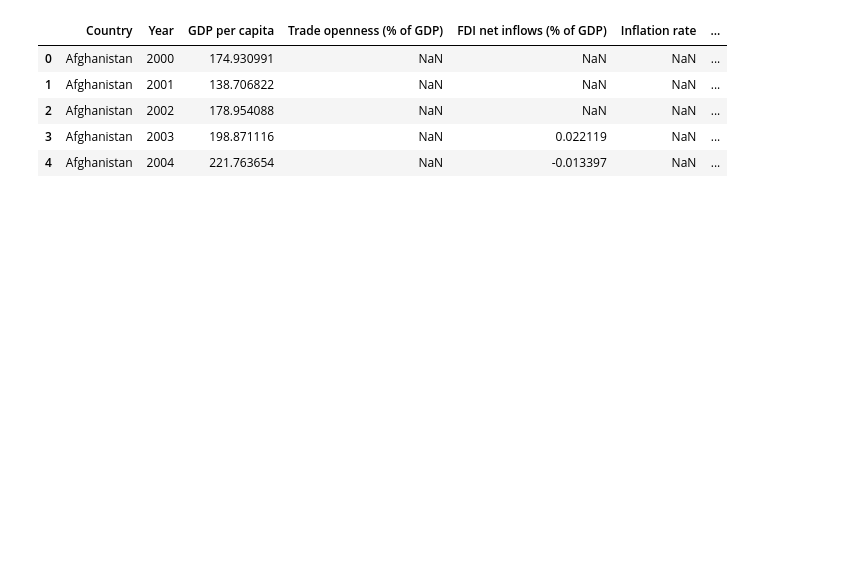
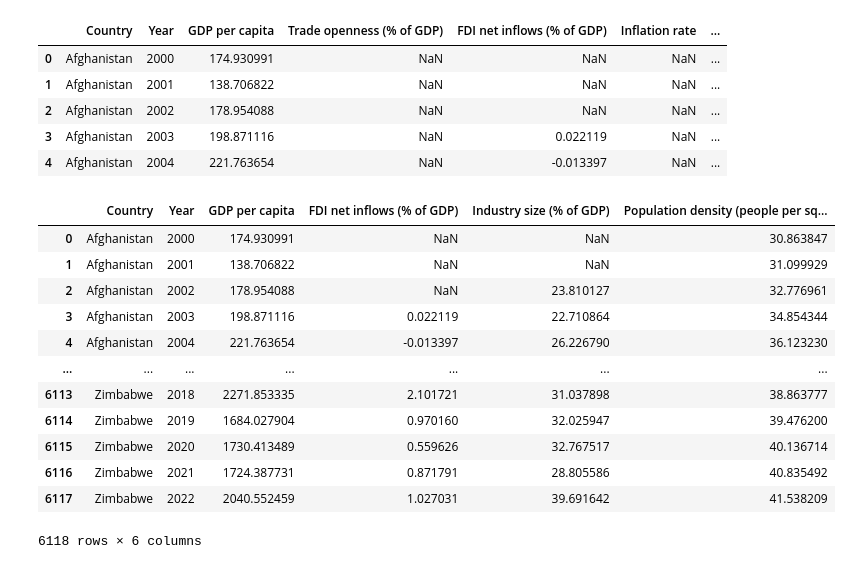
Before and after one commit to jroblar/ndc_evaluation, a Jupyter notebook: data_processing_scripts/wb_indicators_eda.ipynb, the cells around one changed output. Drawn from its saved outputs; the diff is of its cells as text; code cells hidden in the pictures; blank space fills up the shorter version.

Commit message:
Finished creating first preliminary dataset of control vars

```diff
--- a/data_processing_scripts/wb_indicators_eda.ipynb
+++ b/data_processing_scripts/wb_indicators_eda.ipynb
@@ -21,0 +24,53 @@ wb_df.head()
+# %%
+columns = [
+    "GDP per capita",
+    "Trade openness (% of GDP)",
+    "FDI net inflows (% of GDP)",
+    "Inflation rate",
+    "Government revenue (% of GDP)",
+    "Foreign debt (% of GDP)",
+    "Industry size (% of GDP)",
+    "Electricity consumption per capita",
+    "Population density (people per sq km)",
+    "Control of corruption estimate",
+    "Energy use per capita",
+    "Fossil fuel dependency (% total energy)"
+]
+
+# important_columns = [
+#     "Country",
+#     "Year",
+#     "GDP per capita",
+#     "FDI net inflows (% of GDP)",
+#     "Industry size (% of GDP)",
+#     "Electricity consumption per capita",
+#     "Population density (people per sq km)",
+#     "Energy use per capita",
+#     "Fossil fuel dependency (% total energy)"
+# ]
+
+important_columns = [
+    "Country",
+    "Year",
+    "GDP per capita",
+    "FDI net inflows (% of GDP)",
+    "Industry size (% of GDP)",
+    "Population density (people per sq km)",
+]
+# %%
+wb_df_filtered = wb_df[important_columns]
+wb_df_filtered
+# %% [output]
+|  | Country | Year | GDP per capita | FDI net inflows (% of GDP) | Industry size (% of GDP) | Population density (people per sq... |
+| 0 | Afghanistan | 2000 | 174.930991 | NaN | NaN | 30.863847 |
+| 1 | Afghanistan | 2001 | 138.706822 | NaN | NaN | 31.099929 |
+| 2 | Afghanistan | 2002 | 178.954088 | NaN | 23.810127 | 32.776961 |
+| 3 | Afghanistan | 2003 | 198.871116 | 0.022119 | 22.710864 | 34.854344 |
+| 4 | Afghanistan | 2004 | 221.763654 | -0.013397 | 26.226790 | 36.123230 |
+| ... | ... | ... | ... | ... | ... | ... |
+| 6113 | Zimbabwe | 2018 | 2271.853335 | 2.101721 | 31.037898 | 38.863777 |
+| 6114 | Zimbabwe | 2019 | 1684.027904 | 0.970160 | 32.025947 | 39.476200 |
+| 6115 | Zimbabwe | 2020 | 1730.413489 | 0.559626 | 32.767517 | 40.136714 |
+| 6116 | Zimbabwe | 2021 | 1724.387731 | 0.871791 | 28.805586 | 40.835492 |
+| 6117 | Zimbabwe | 2022 | 2040.552459 | 1.027031 | 39.691642 | 41.538209 |
+6118 rows × 6 columns
```
Also changed, not shown: parts of 15 cells of this notebook.
